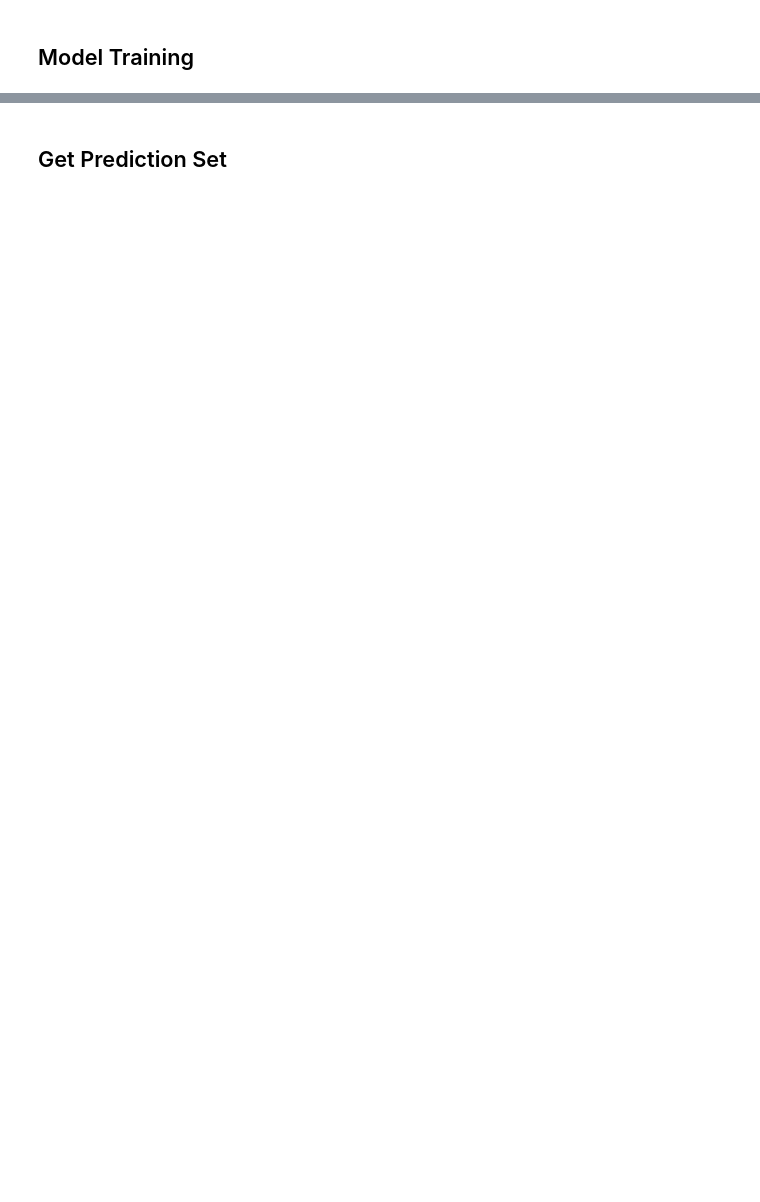
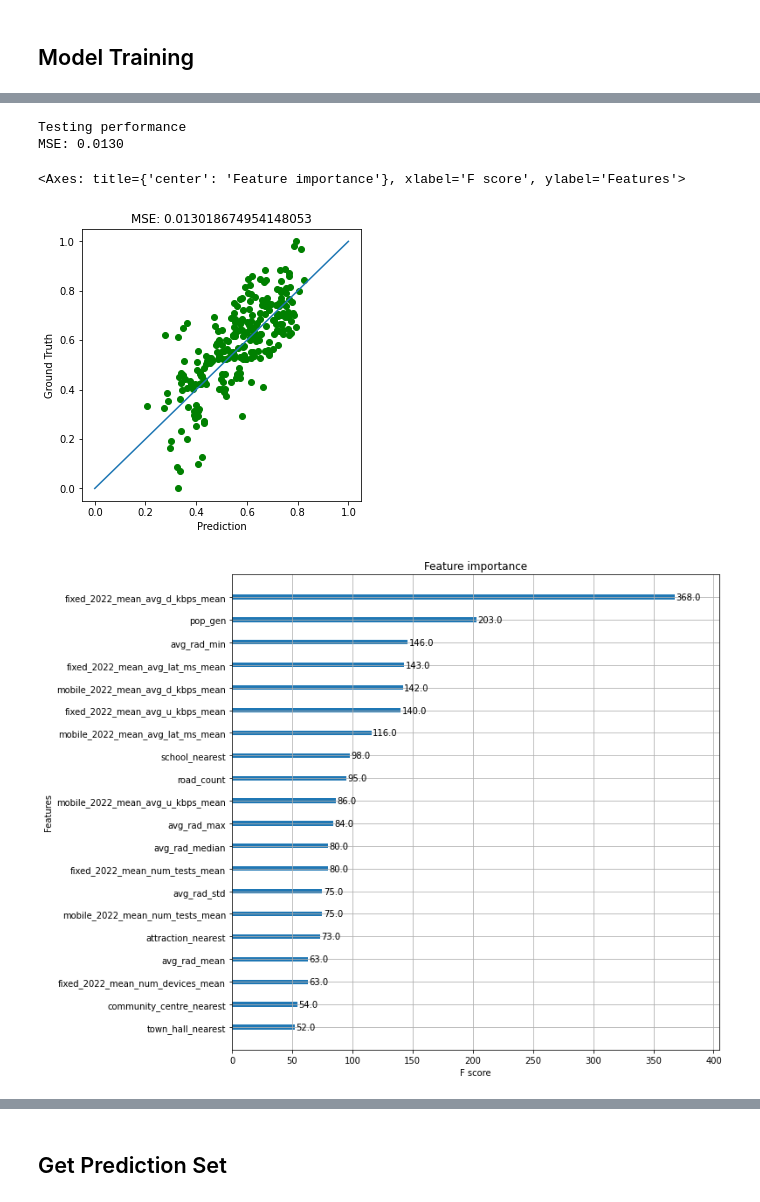
Before and after one commit to teofc111/poverty_mapping, a Jupyter notebook: poverty_mapping.ipynb, the cells around one changed output, grey strips where cells are left out. Drawn from its saved outputs; the diff is of its cells as text; code cells hidden in the pictures; blank space fills up the shorter version.

```diff
--- a/poverty_mapping.ipynb
+++ b/poverty_mapping.ipynb
@@ -411,20 +263,13 @@ set(l1) - set(DEFAULT_POI_TYPES)
 # %%
-# Get 2015 and 2017 population information
-path_2015_pop_general = Path('data/hrsl/phl_general_2015.tif')
-features_pop_2015 = rzs.create_raster_zonal_stats(
-    country_data_2017,
-    path_2015_pop_general,
-    aggregation=dict(output="pop_gen", func="mean")
-)
-features_pop_2015.drop(columns=[col for col in features_pop_2015.columns if not (col in ['DHSCLUST','pop_gen'])],inplace=True)
-
+# Get 2020 population information
 path_2020_pop_general = Path('data/hrsl/phl_general_2020.tif')
 features_pop_2020 = rzs.create_raster_zonal_stats(
-    country_data_2017,
+    country_data_2022,
     path_2020_pop_general,
     aggregation=dict(output="pop_gen", func="mean")
 )
-features_pop_2020.drop(columns=[col for col in features_pop_2020.columns if not (col in ['DHSCLUST','pop_gen'])],inplace=True)
+features_pop_2020 = features_pop_2020[['DHSCLUST','pop_gen']]
+features_pop_2020 = features_pop_2020.set_index('DHSCLUST')
 # %% [markdown]
 ### Daytime Satellite Images
 # %% [markdown]
@@ -682,0 +419,48 @@ fig.tight_layout()
+# %%
+y = labels_2022.copy()
+X = pd.concat([ookla_nightlight_2022,OSM_poi_features,OSM_road_features,features_pop_2020],axis=1)
+X_training, X_test, y_training, y_test = train_test_split(X, y, test_size=0.20, random_state=42)
+X_train, X_val, y_train, y_val = train_test_split(X_training, y_training, test_size=0.20, random_state=42)
+# %%
+# After quick grid search below
+params = {
+    'learning_rate': 0.1,
+    'n_estimators': 100,
+    'max_depth': 6,
+    'min_child_weight': 1,
+    'gamma': 0,
+    'subsample': 1,
+    'colsample_bytree': 0.8,
+    'reg_lambda': 1,
+    'reg_alpha': 0,
+    'objective': 'reg:squarederror',
+    'random_state': 42,
+    'device':'cuda',
+    'tree_method':'hist',
+    # 'enable_categorical':True
+}
+
+model_xgb_base = xgb.XGBRegressor(**params)
+model_xgb_base.fit(pd.concat([X_train,X_val]), pd.concat([y_train,y_val]))
+
+# model_xgb_reg.set_params(device="cpu") # To prevent warning messages of model and array residing on different devices
+pred = model_xgb_base.predict(X_test)
+mse = mean_squared_error(y_test,pred)
+print('Testing performance')
+print(f'MSE: {mse:.4f}')
+
+fig, ax = plt.subplots(1,1,figsize=(5,5))
+ax.scatter(pred,y_test, c='g')
+ax.plot([0,1],[0,1])
+ax.set_title(f'MSE: {mse}')
+ax.set_xlabel('Prediction')
+ax.set_ylabel('Ground Truth');
+
+fig2, ax2 =plt.subplots(1,1,figsize=(10,10))
+xgb.plot_importance(model_xgb_base,max_num_features=20,ax=ax2)
+# %% [output]
+Testing performance
+MSE: 0.0130
+<Axes: title={'center': 'Feature importance'}, xlabel='F score', ylabel='Features'>
+[figure, added]
+[figure, added]
```
Also changed, not shown: parts of 42 cells of this notebook, 1 other file.
